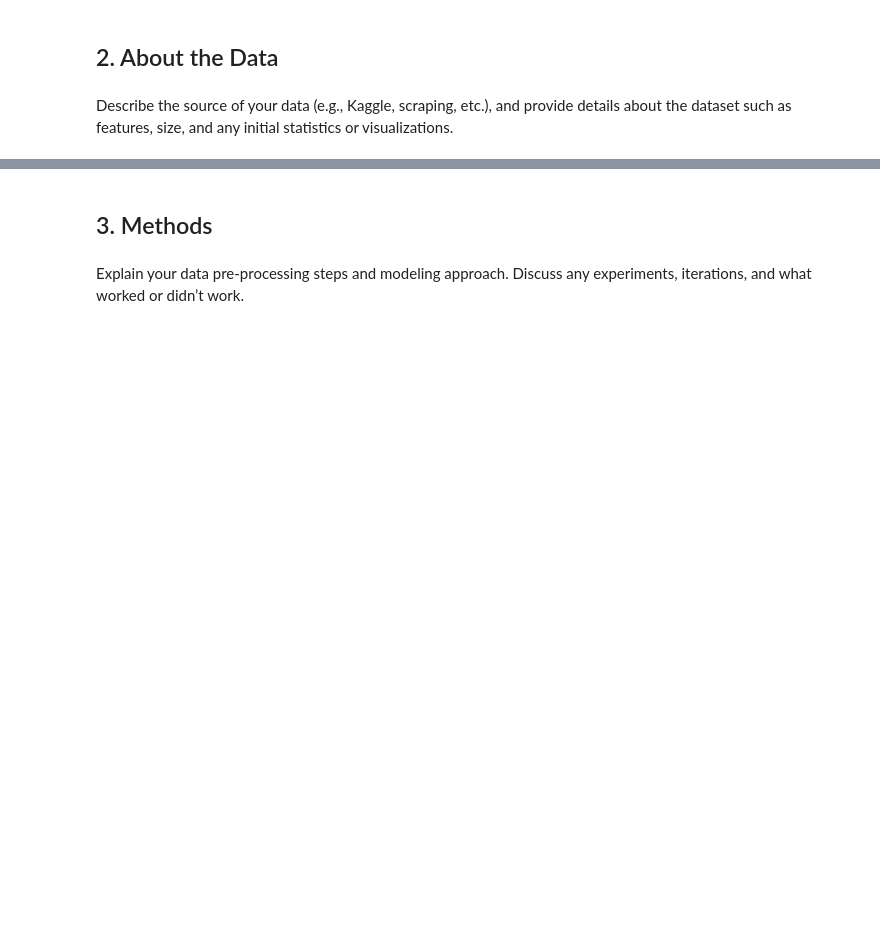
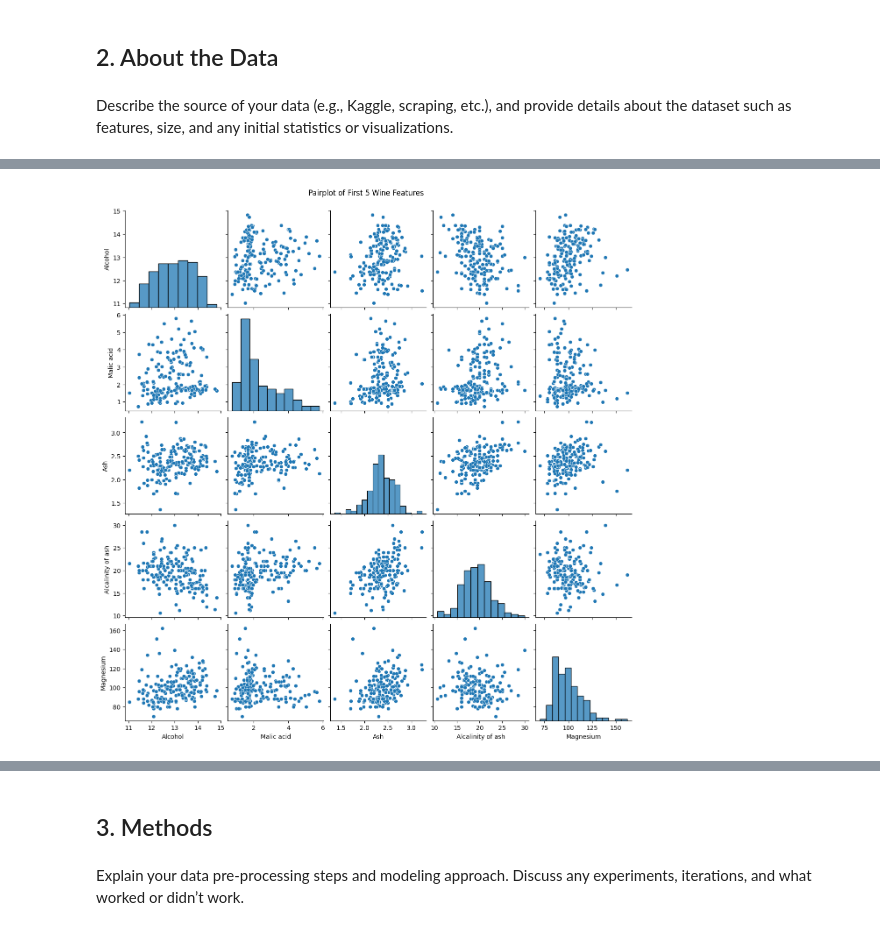
Before and after one commit to zenatron/itcs-3162-final, a Jupyter notebook: final-project.ipynb, the cells around one changed output, grey strips where cells are left out. Saved outputs shown, nothing was run; the diff lists cells and outputs as text; code cells hidden in the pictures; blank space fills up the shorter version.

Commit message:
preprocessing, visuals, preprocess description and pca and finding optimal k-means

```diff
--- a/final-project.ipynb
+++ b/final-project.ipynb
@@ -5,3 +5,16 @@ By: [Philip Vishnevsky](https://github.com/zenatron), Nikole Sazoncika, Santhosh
 ## 1. Introduction
 # %% [markdown]
 Briefly introduce the problem you are addressing, the main questions you aim to answer, and the overall goal of your project.
+# %%
+import pandas as pd
+# Load the wine dataset
+url = "https://archive.ics.uci.edu/ml/machine-learning-databases/wine/wine.data"  # UCI Machine Learning Repository link
+columns = [
+	"Alcohol", "Malic acid", "Ash", "Alcalinity of ash", "Magnesium",
+	"Total phenols", "Flavanoids", "Nonflavanoid phenols", "Proanthocyanins",
+	"Color intensity", "Hue", "OD280/OD315 of diluted wines", "Proline"
+]
+wine_df = pd.read_csv(url, header=None, names=columns)
+
+# Display the first few rows
+wine_df.head()
@@ -11,0 +106,3 @@ Describe the source of your data (e.g., Kaggle, scraping, etc.), and provide det
+# %%
+# Drop rows with missing values
+wine_df.dropna(inplace=True)
@@ -11,0 +114,10 @@ Describe the source of your data (e.g., Kaggle, scraping, etc.), and provide det
+# %%
+import seaborn as sns
+import matplotlib.pyplot as plt
+
+# Quick seaborn pairplot (small subset to avoid overload)
+sns.pairplot(wine_df.iloc[:, :5])  # first 5 features for readability
+plt.suptitle("Pairplot of First 5 Wine Features", y=1.02)
+plt.show()
+# %% [output]
+[figure, added]
```
Also changed, not shown: parts of 16 cells of this notebook, 1 other file.
